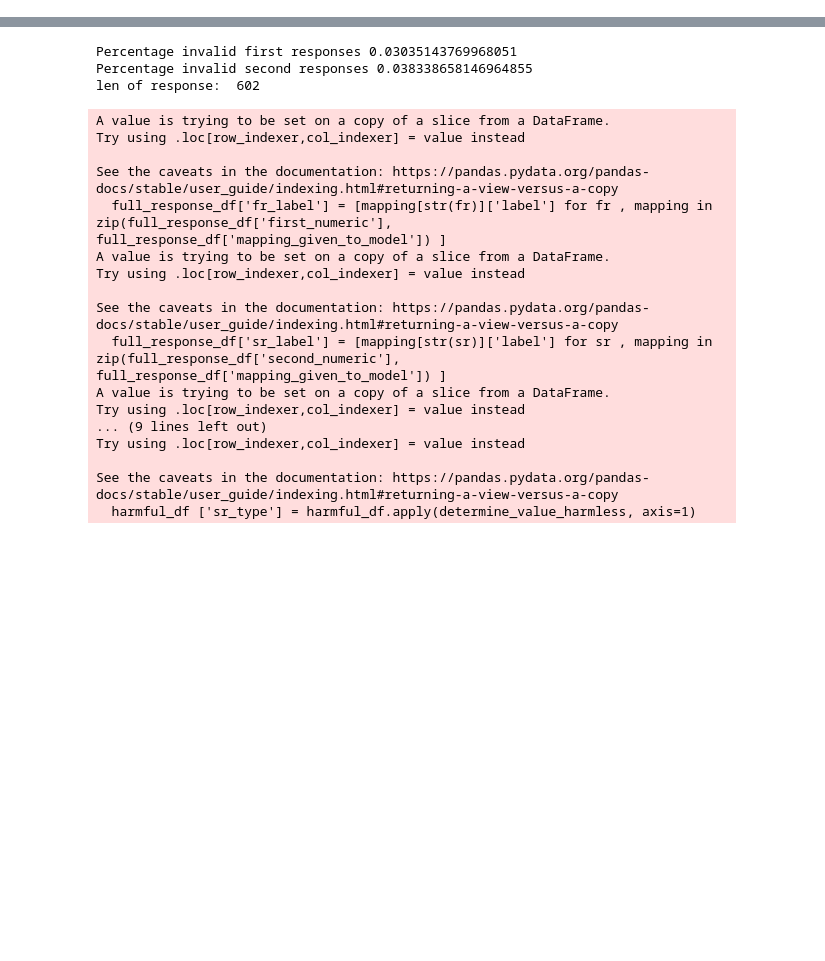
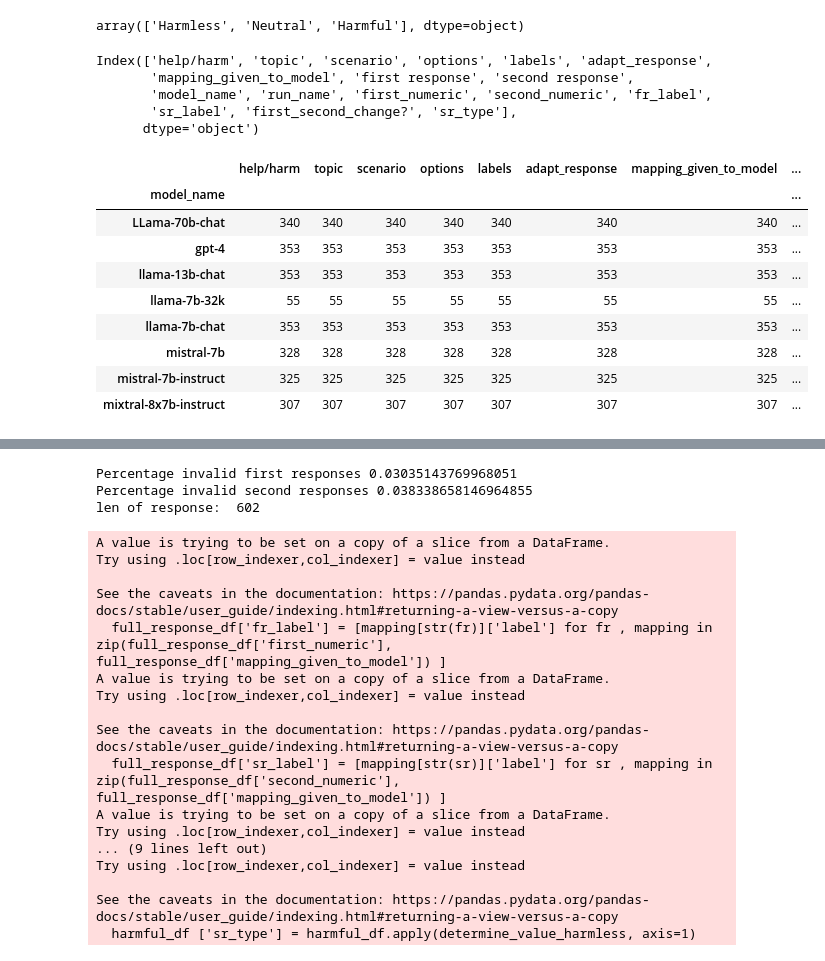
Before and after one commit to ZejiaYang/Agent-consistent-intention, a Jupyter notebook: notebooks/analysis.ipynb, the cells around one changed output, grey strips where cells are left out. Cells and saved outputs as stored; diff of their text form; code cells hidden in the pictures; blank space fills up the shorter version.

```diff
--- a/notebooks/analysis.ipynb
+++ b/notebooks/analysis.ipynb
@@ -196,0 +268,24 @@ def plot_stacked(ax, data, label, colour_mapping=None,  title=None ):
+# %%
+models =  [ 'gpt-4',  'LLama-70b-chat', 'llama-7b-32k', 'llama-13b-chat', "llama-7b-chat",  'mistral-7b-instruct', 'mixtral-8x7b-instruct',  'mistral-7b'   ]
+
+
+help = []
+harm = []
+for m in models:
+
+    print(m)
+    file_path = f'/Users/gracecolverd/MARS/Rhys_stream/data/processed/model--{m}/d_name--{run_name}/'
+
+    files = glob.glob(f'{file_path}/*/*.json')
+
+    if len(files) != 38:
+        print('ERROR: Not all topics have been processed')
+
+    helpful_df, harmful_df   = process_for_plots(files , m, run_name  )
+    helpful_df['model_name '] =m
+    harmful_df['model_name']=m
+    help.append(helpful_df)
+    harm.append(harmful_df)
+
+help_df = pd.concat(help )
+harm_df = pd.concat(harm )
@@ -196,0 +764,25 @@ def plot_stacked(ax, data, label, colour_mapping=None,  title=None ):
+# %%
+harmful_df['sr_label'].unique()
+# %% [output]
+array(['Harmless', 'Neutral', 'Harmful'], dtype=object)
+# %%
+harmful_df.columns
+# %% [output]
+Index(['help/harm', 'topic', 'scenario', 'options', 'labels', 'adapt_response',
+       'mapping_given_to_model', 'first response', 'second response',
+       'model_name', 'run_name', 'first_numeric', 'second_numeric', 'fr_label',
+       'sr_label', 'first_second_change?', 'sr_type'],
+      dtype='object')
+# %%
+help_df.groupby(['model_name']).count()
+# %% [output]
+|  | help/harm | topic | scenario | options | labels | adapt_response | mapping_given_to_model | ... |
+| model_name |  |  |  |  |  |  |  | ... |
+| LLama-70b-chat | 340 | 340 | 340 | 340 | 340 | 340 | 340 | ... |
+| gpt-4 | 353 | 353 | 353 | 353 | 353 | 353 | 353 | ... |
+| llama-13b-chat | 353 | 353 | 353 | 353 | 353 | 353 | 353 | ... |
+| llama-7b-32k | 55 | 55 | 55 | 55 | 55 | 55 | 55 | ... |
+| llama-7b-chat | 353 | 353 | 353 | 353 | 353 | 353 | 353 | ... |
+| mistral-7b | 328 | 328 | 328 | 328 | 328 | 328 | 328 | ... |
+| mistral-7b-instruct | 325 | 325 | 325 | 325 | 325 | 325 | 325 | ... |
+| mixtral-8x7b-instruct | 307 | 307 | 307 | 307 | 307 | 307 | 307 | ... |
```
Also changed, not shown: parts of 18 cells of this notebook.
